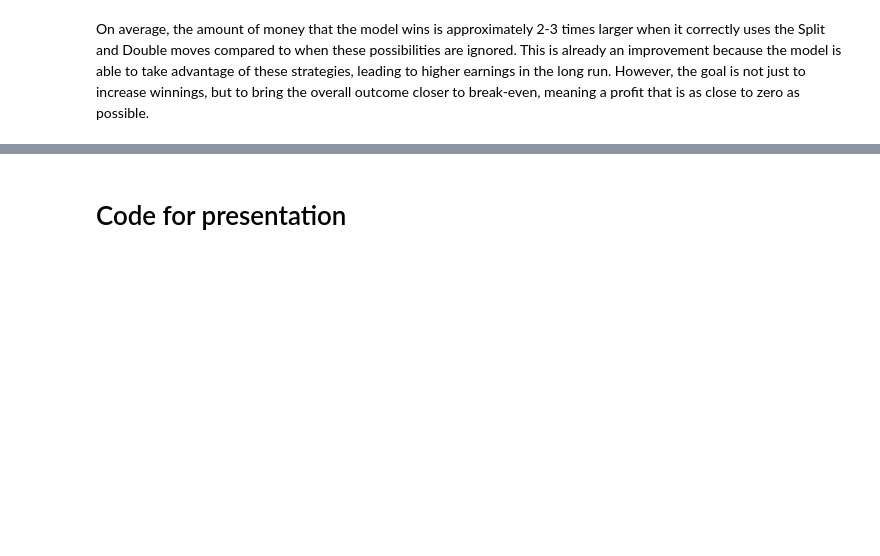
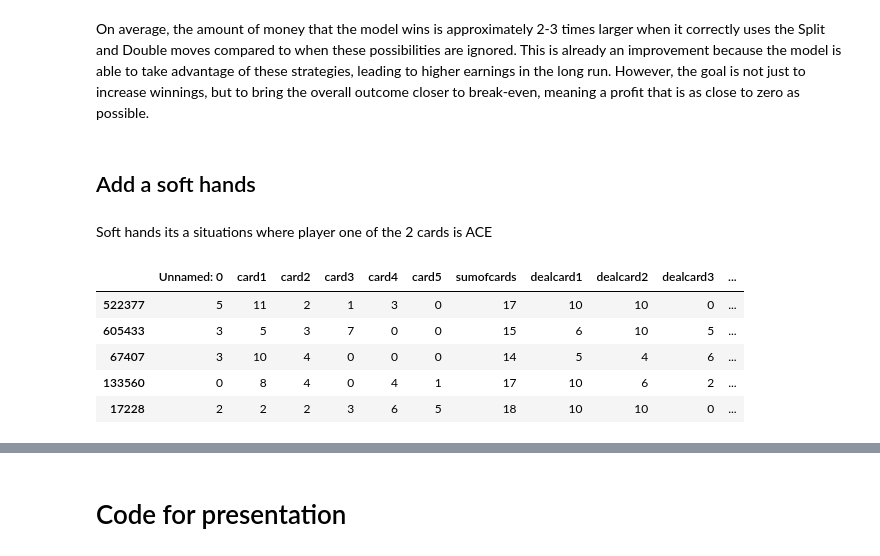
Before and after one commit to KirillMitjurin/DA6_project, a Jupyter notebook: BlackJack.ipynb, the cells around one changed output, grey strips where cells are left out. Drawn from its saved outputs; the diff is of its cells as text; code cells hidden in the pictures; blank space fills up the shorter version.

```diff
--- a/BlackJack.ipynb
+++ b/BlackJack.ipynb
@@ -1044,2 +1043,22 @@ print(sum(profit))
 # %% [markdown]
 On average, the amount of money that the model wins is approximately 2-3 times larger when it correctly uses the Split and Double moves compared to when these possibilities are ignored. This is already an improvement because the model is able to take advantage of these strategies, leading to higher earnings in the long run. However, the goal is not just to increase winnings, but to bring the overall outcome closer to break-even, meaning a profit that is as close to zero as possible.
+# %% [markdown]
+## Add a soft hands
+# %% [markdown]
+Soft hands its a situations where player one of the 2 cards is ACE
+# %%
+# Add a "soft_hand" column to indicate if the hand is soft
+def is_soft_hand(card1, card2):
+    return 1 if 11 in [card1, card2] else 0
+
+# Add the "soft_hand" column to the main DataFrame
+sample_data['soft_hand'] = sample_data.apply(lambda row: is_soft_hand(row['card1'], row['card2']), axis=1)
+
+sample_data.head()
+# %% [output]
+|  | Unnamed: 0 | card1 | card2 | card3 | card4 | card5 | sumofcards | dealcard1 | dealcard2 | dealcard3 | ... |
+| 522377 | 5 | 11 | 2 | 1 | 3 | 0 | 17 | 10 | 10 | 0 | ... |
+| 605433 | 3 | 5 | 3 | 7 | 0 | 0 | 15 | 6 | 10 | 5 | ... |
+| 67407 | 3 | 10 | 4 | 0 | 0 | 0 | 14 | 5 | 4 | 6 | ... |
+| 133560 | 0 | 8 | 4 | 0 | 4 | 1 | 17 | 10 | 6 | 2 | ... |
+| 17228 | 2 | 2 | 2 | 3 | 6 | 5 | 18 | 10 | 10 | 0 | ... |
```
Also changed, not shown: parts of 20 cells of this notebook, 1 other file.
